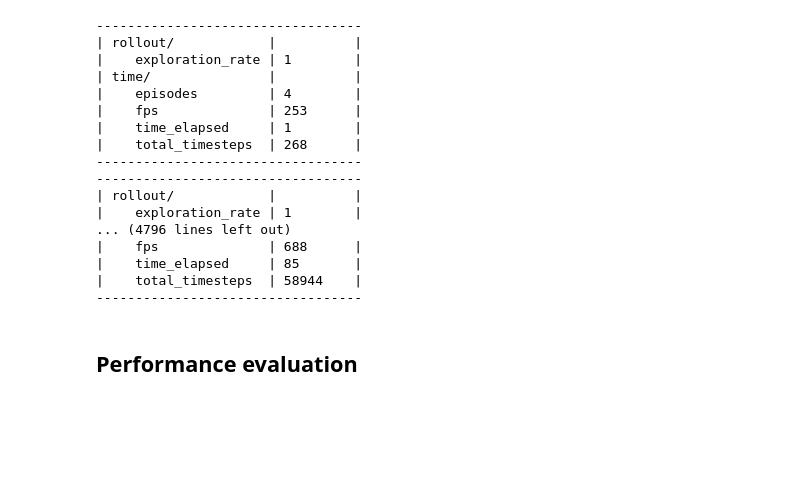
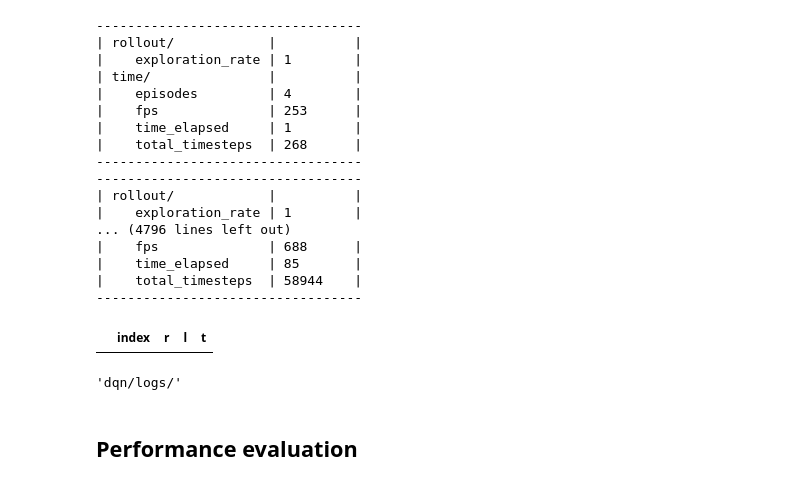
Before and after one commit to emilianodesu/RLA2, a Jupyter notebook: breakout/breakout_dqn.ipynb, the cells around one changed output. Saved outputs shown, nothing was run; the diff lists cells and outputs as text; code cells hidden in the pictures; blank space fills up the shorter version.

```diff
--- a/breakout/breakout_dqn.ipynb
+++ b/breakout/breakout_dqn.ipynb
@@ -239,3 +257,11 @@ model.save(final_model_path)
+# %%
+load_results(log_dir)
+# %% [output]
+|  | index | r | l | t |
+# %%
+log_dir
+# %% [output]
+'dqn/logs/'
 # %% [markdown]
 ## Performance evaluation
 # %%
```
Also changed, not shown: parts of 14 cells of this notebook.
